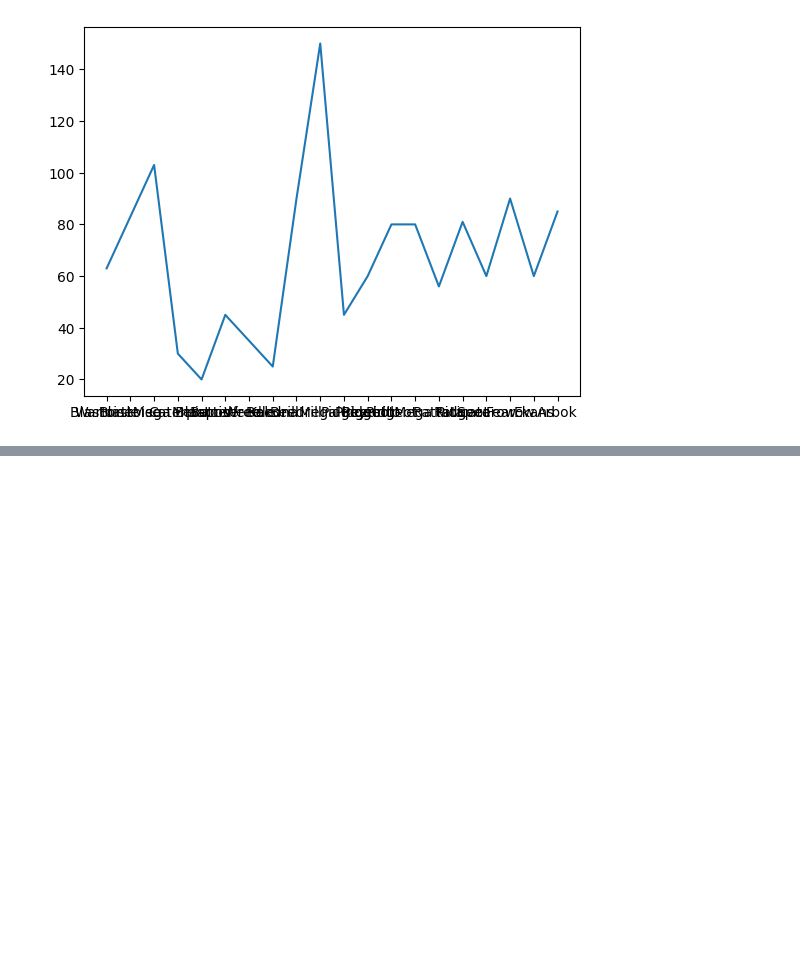
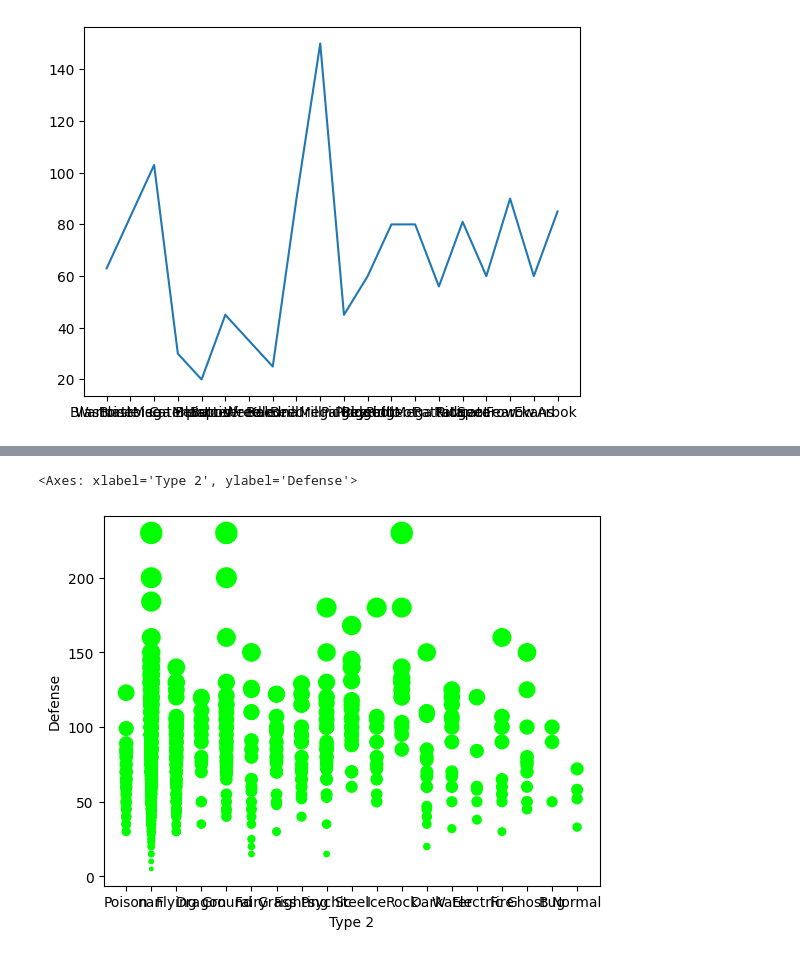
Before and after one commit to NiliS2006/pandas_matplotlib_rework, a Jupyter notebook: matplotlib_task.ipynb, the cells around one changed output, grey strips where cells are left out. Drawn from its saved outputs; the diff is of its cells as text; code cells hidden in the pictures; blank space fills up the shorter version.

```diff
--- a/matplotlib_task.ipynb
+++ b/matplotlib_task.ipynb
@@ -39,0 +50,6 @@ plt.show()
+# %%
+db['Type 2'] = db['Type 2'].astype(str)
+db.plot.scatter(x='Type 2',y='Defense',s= 'Defense',c='lime', cmap='viridis')
+# %% [output]
+<Axes: xlabel='Type 2', ylabel='Defense'>
+[figure, added]
```
Also changed, not shown: parts of 4 cells of this notebook.
